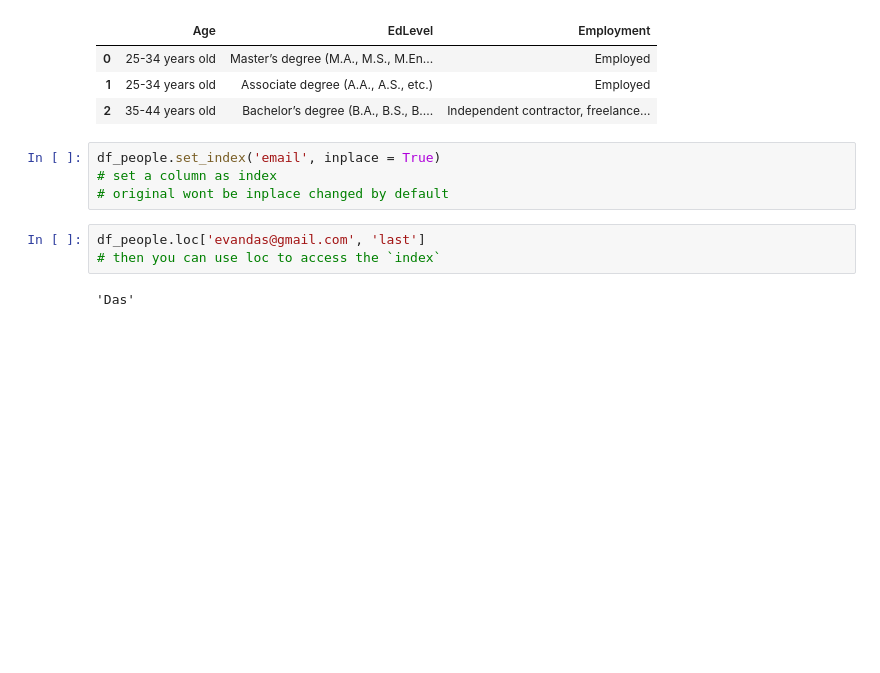
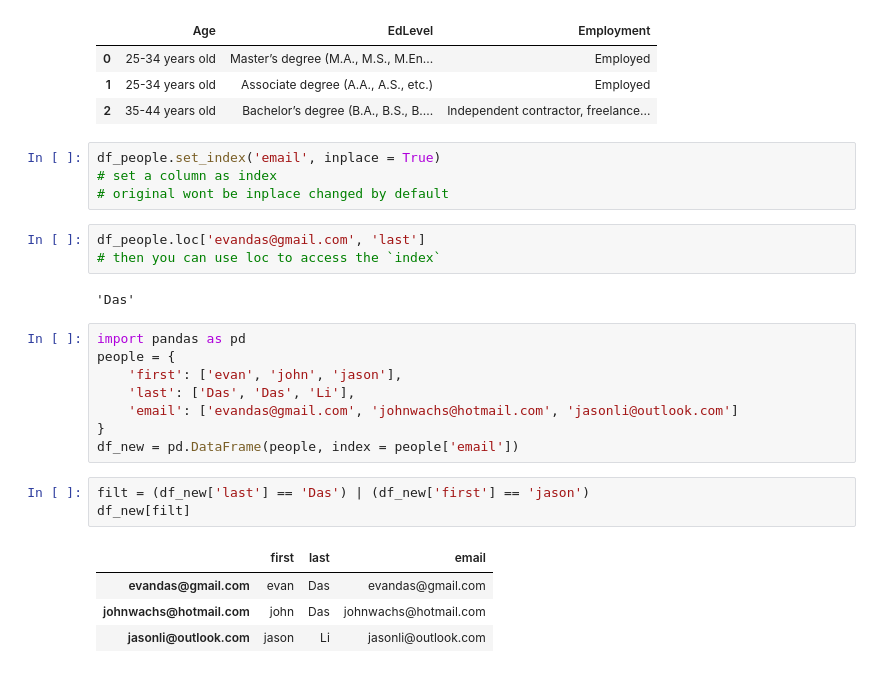
Before and after one commit to XiyueYuan/Data_Analysis, a Jupyter notebook: Book1.ipynb, the cells around one changed output. Saved outputs shown, nothing was run; the diff lists cells and outputs as text; blank space fills up the shorter version.

```diff
--- a/Book1.ipynb
+++ b/Book1.ipynb
@@ -126,3 +126,19 @@ df_people.loc['evandas@gmail.com', 'last']
 # then you can use loc to access the `index`
 # %% [output]
 'Das'
+# %%
+import pandas as pd
+people = {
+    'first': ['evan', 'john', 'jason'],
+    'last': ['Das', 'Das', 'Li'],
+    'email': ['evandas@gmail.com', 'johnwachs@hotmail.com', 'jasonli@outlook.com']
+}
+df_new = pd.DataFrame(people, index = people['email'])
+# %%
+filt = (df_new['last'] == 'Das') | (df_new['first'] == 'jason')
+df_new[filt]
+# %% [output]
+|  | first | last | email |
+| evandas@gmail.com | evan | Das | evandas@gmail.com |
+| johnwachs@hotmail.com | john | Das | johnwachs@hotmail.com |
+| jasonli@outlook.com | jason | Li | jasonli@outlook.com |
```
Also changed, not shown: 3 other files.
